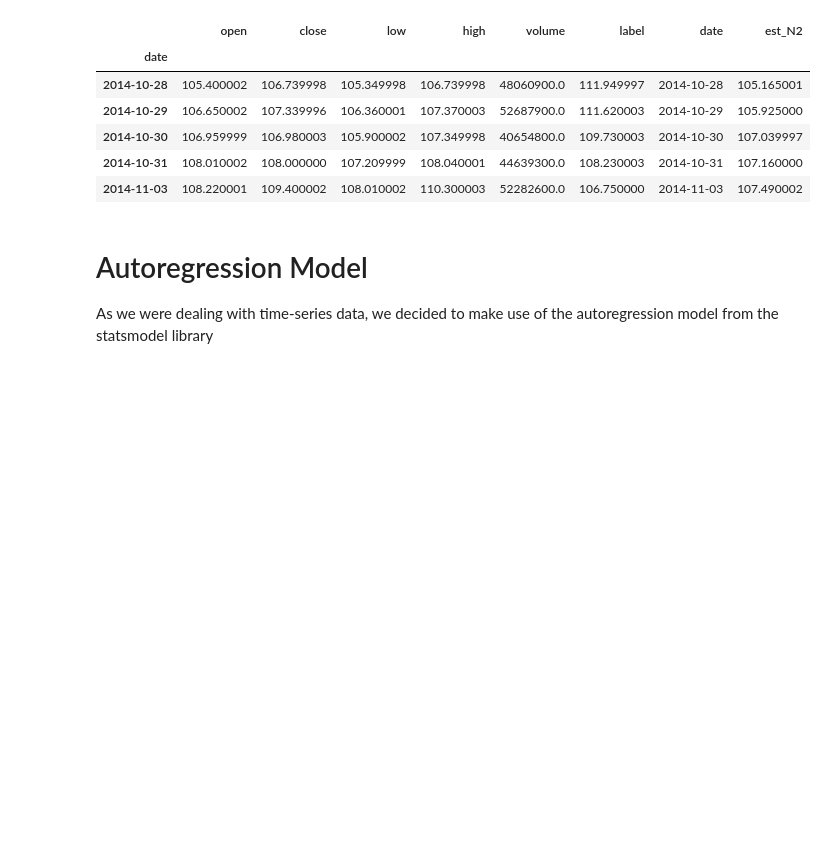
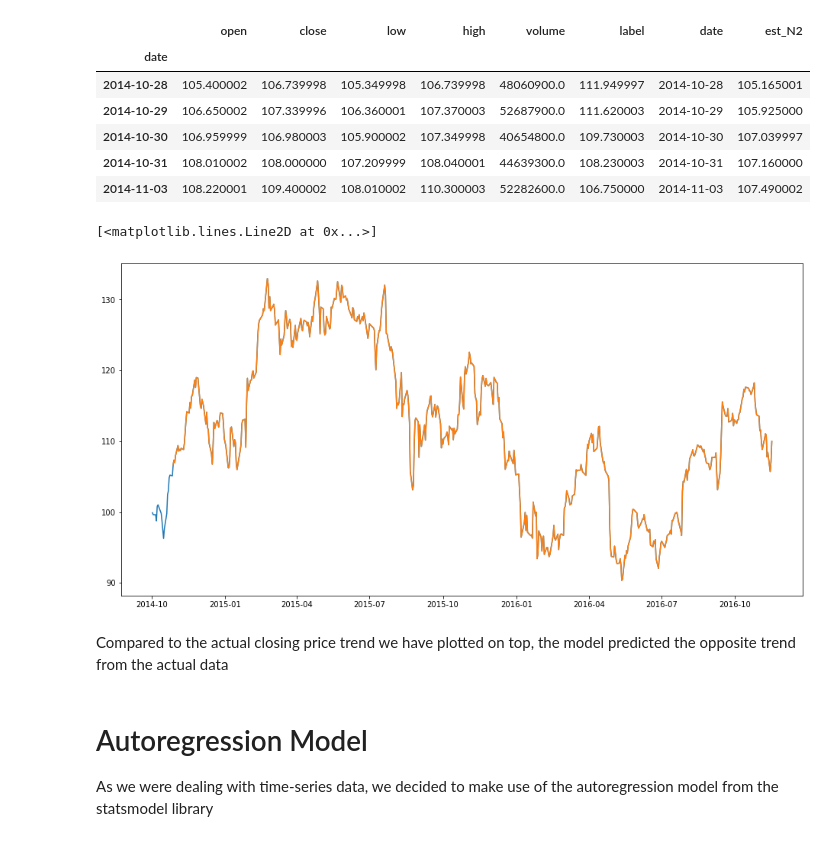
Before and after one commit to liuzuolin1996/pds-proj2, a Jupyter notebook: final.ipynb, the cells around one changed output. Saved outputs shown, nothing was run; the diff lists cells and outputs as text; code cells hidden in the pictures; blank space fills up the shorter version.

```diff
--- a/final.ipynb
+++ b/final.ipynb
@@ -338,14 +339,10 @@ from sklearn.metrics import mean_squared_error
 from tqdm import tqdm_notebook
 # %%
 def get_preds_mov_avg(df, target_col, N, pred_min, offset):
-    pred_list = df[target_col].rolling(window = N, min_periods=1).mean() # len(pred_list) = len(df)
+    prediction_list = df[target_col].rolling(window = N, min_periods=1).mean()
+    prediction_list = np.concatenate((np.array([np.nan]), np.array(prediction_list[:-1])))
+    prediction_list = np.array(prediction_list)
+    prediction_list[prediction_list < pred_min] = pred_min
 
-    # Add one timestep to the predictions
-    pred_list = np.concatenate((np.array([np.nan]), np.array(pred_list[:-1])))
-
-    # If the values are < pred_min, set it to be pred_min
-    pred_list = np.array(pred_list)
-    pred_list[pred_list < pred_min] = pred_min
-
-    return pred_list[offset:]
+    return prediction_list[offset:]
 # %%
@@ -403,6 +382,17 @@ RMSE = 1.985
 | 2014-10-30 | 106.959999 | 106.980003 | 105.900002 | 107.349998 | 40654800.0 | 109.730003 | 2014-10-30 | 107.039997 |
 | 2014-10-31 | 108.010002 | 108.000000 | 107.209999 | 108.040001 | 44639300.0 | 108.230003 | 2014-10-31 | 107.160000 |
 | 2014-11-03 | 108.220001 | 109.400002 | 108.010002 | 110.300003 | 52282600.0 | 106.750000 | 2014-11-03 | 107.490002 |
+# %%
+mask = (df['date'] > '2014-10')
+updated_df2 = df.loc[mask]
+plt.figure(figsize=(16,8))
+plt.plot(updated_df2['close'], label='Close Price history')
+plt.plot(test['close'], label='Close Price History')
+# %% [output]
+[<matplotlib.lines.Line2D at 0x...>]
+[figure, added]
+# %% [markdown]
+Compared to the actual closing price trend we have plotted on top, the model predicted the opposite trend from the actual data
 # %% [markdown]
 # Autoregression Model
 As we were dealing with time-series data, we decided to make use of the autoregression model from the statsmodel library
```
Also changed, not shown: parts of 35 cells of this notebook.
